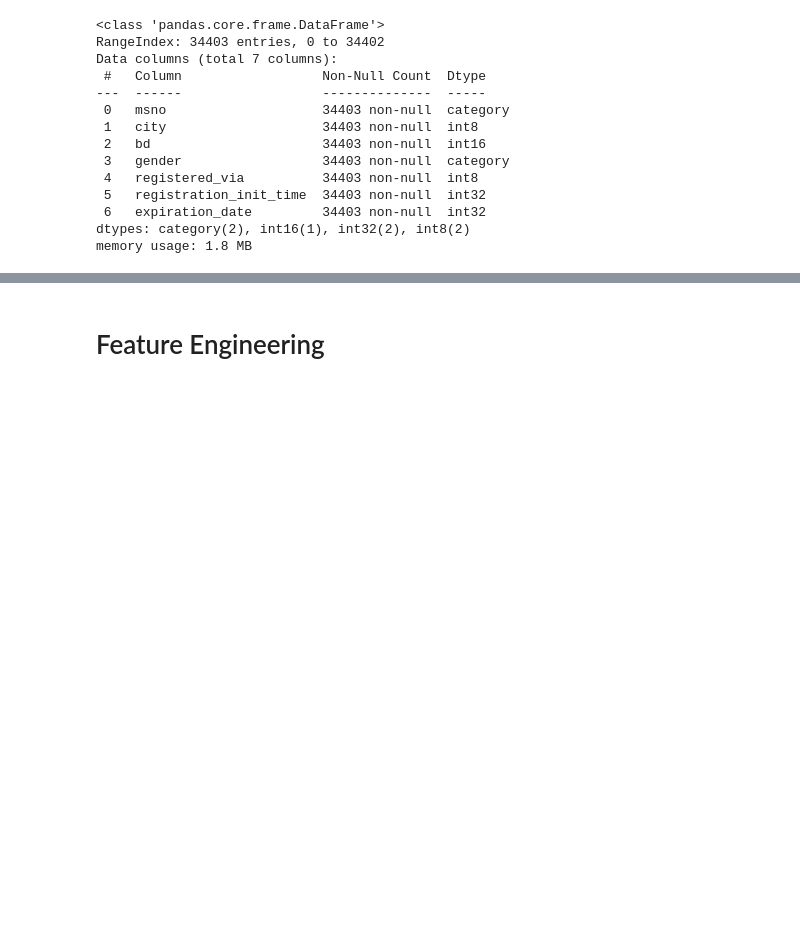
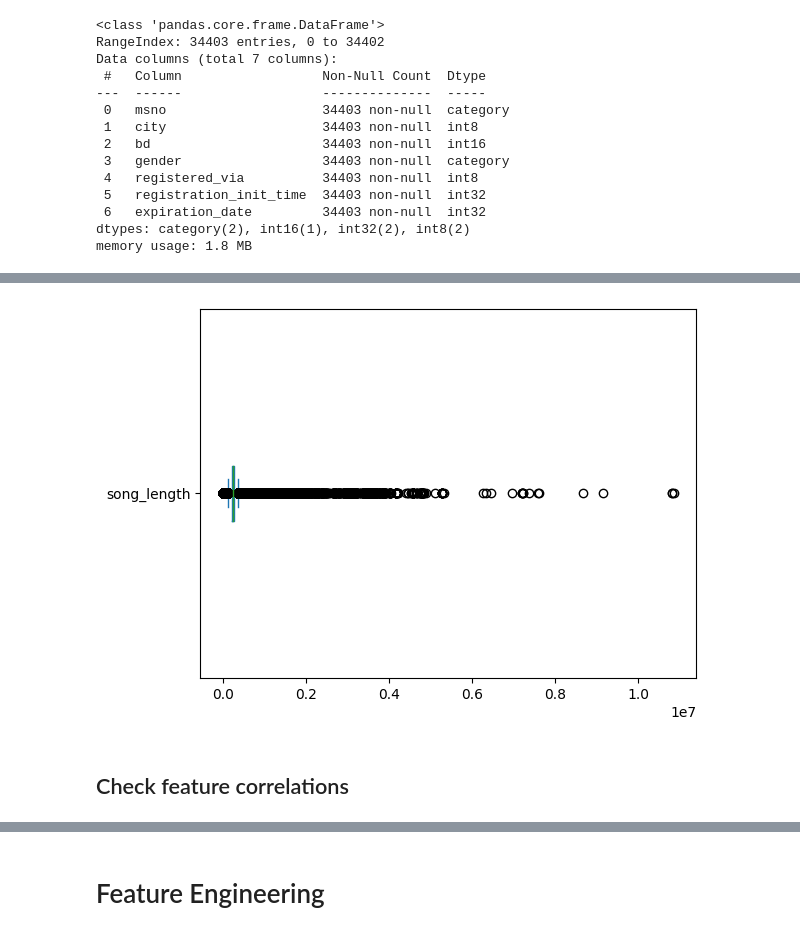
Before and after one commit to MilesQLi/Miles_Data_Science_Collection, a Jupyter notebook: Music/KKBoxs Music Recommendation Challenge/full_process.ipynb, the cells around one changed output, grey strips where cells are left out. Saved outputs shown, nothing was run; the diff lists cells and outputs as text; code cells hidden in the pictures; blank space fills up the shorter version.

```diff
--- a/Music/KKBoxs Music Recommendation Challenge/full_process.ipynb
+++ b/Music/KKBoxs Music Recommendation Challenge/full_process.ipynb
@@ -138,0 +226,13 @@ dtype: int64
+# %%
+numerical_types = ['int8', 'int16', 'int32', 'int64', 'float16', 'float32', 'float64']
+numerical_cols = [col for col in combined_train_df.columns if str(combined_train_df[col].dtype) in numerical_types]
+
+# Categorical types
+categorical_cols = [col for col in combined_train_df.columns if str(combined_train_df[col].dtype) == 'category']
+
+# Object (usually string) types
+object_cols = [col for col in combined_train_df.columns if str(combined_train_df[col].dtype) == 'object']
+
+print("Numerical columns:", numerical_cols)
+print("Categorical columns:", categorical_cols)
+print("Object columns:", object_cols)
@@ -138,0 +261,2 @@ dtype: int64
+# %%
+numerical_cols.remove(target)
@@ -138,0 +295,8 @@ dtype: int64
+# %%
+for col in numerical_cols:
+    selected = combined_train_df[[col, target]].plot(kind='box',vert=False)
+    plt.show()
+# %% [output]
+[figure, added]
+# %% [markdown]
+## Check feature correlations
```
Also changed, not shown: parts of 74 cells of this notebook.
